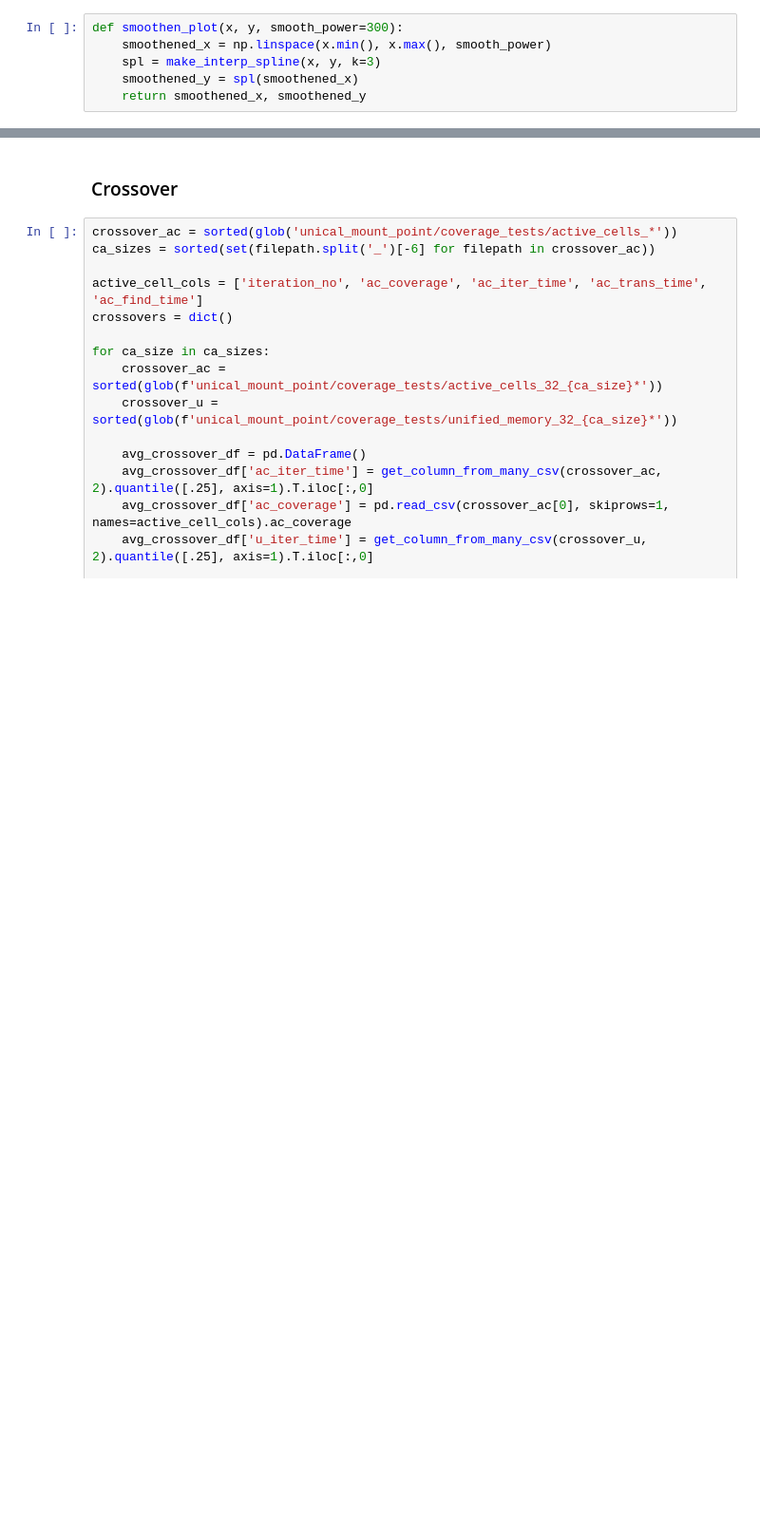
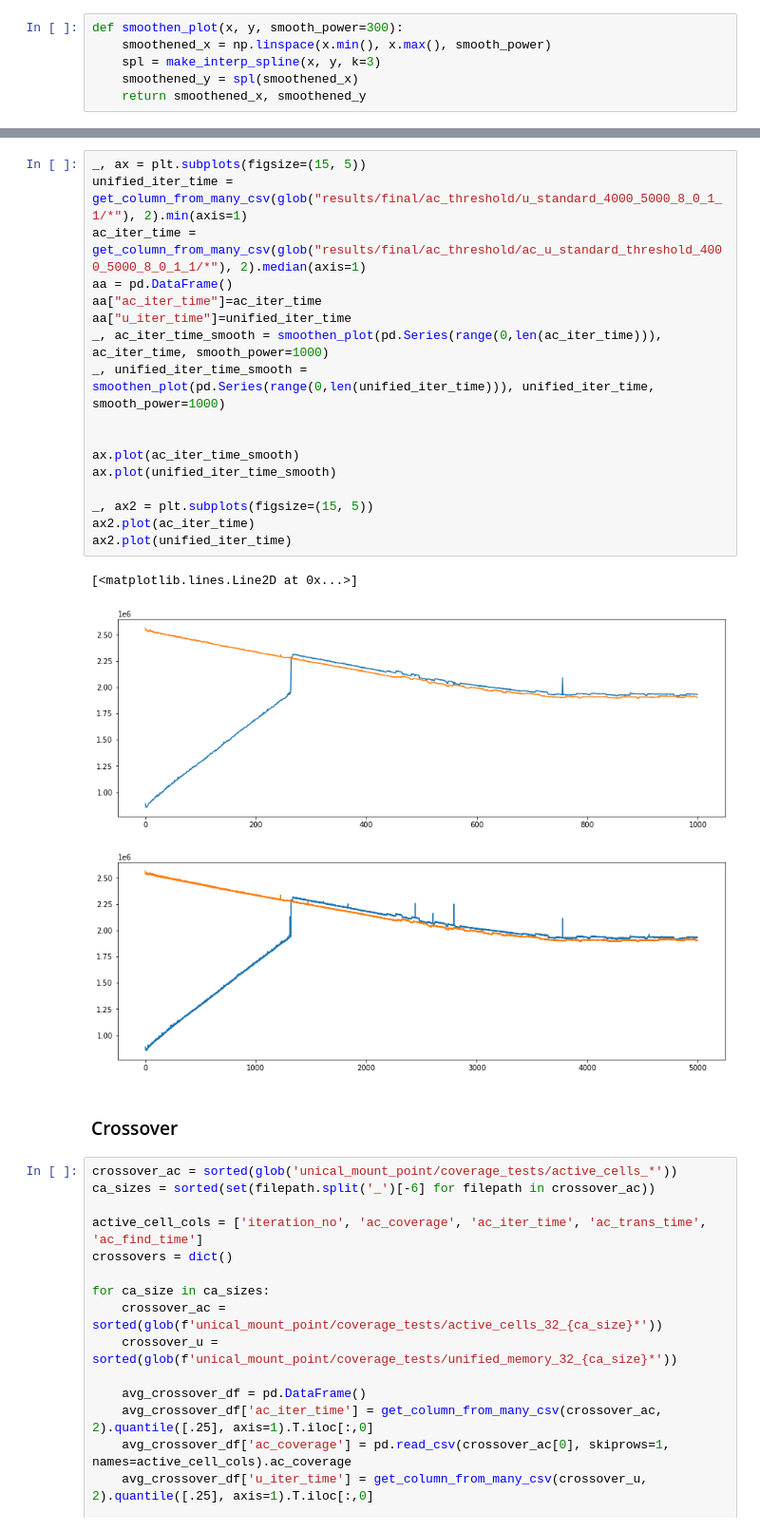
Before and after one commit to prenc/saturated-flow-thesis, a Jupyter notebook: coverage_evaluation.ipynb, the cells around one changed output, grey strips where cells are left out. Shown: that part at 95% size. Drawn from its saved outputs; the diff is of its cells as text; blank space fills up the shorter version.

```diff
--- a/coverage_evaluation.ipynb
+++ b/coverage_evaluation.ipynb
@@ -177,3 +175,24 @@ ax.plot(avg_20_loop_comp.iteration_no, avg_20_loop_comp.ac_find_time)
+# %%
+_, ax = plt.subplots(figsize=(15, 5))
+unified_iter_time = get_column_from_many_csv(glob("results/final/ac_threshold/u_standard_4000_5000_8_0_1_1/*"), 2).min(axis=1)
+ac_iter_time = get_column_from_many_csv(glob("results/final/ac_threshold/ac_u_standard_threshold_4000_5000_8_0_1_1/*"), 2).median(axis=1)
+aa = pd.DataFrame()
+aa["ac_iter_time"]=ac_iter_time
+aa["u_iter_time"]=unified_iter_time
+_, ac_iter_time_smooth = smoothen_plot(pd.Series(range(0,len(ac_iter_time))), ac_iter_time, smooth_power=1000)
+_, unified_iter_time_smooth = smoothen_plot(pd.Series(range(0,len(unified_iter_time))), unified_iter_time, smooth_power=1000)
+
+
+ax.plot(ac_iter_time_smooth)
+ax.plot(unified_iter_time_smooth)
+
+_, ax2 = plt.subplots(figsize=(15, 5))
+ax2.plot(ac_iter_time)
+ax2.plot(unified_iter_time)
+# %% [output]
+[<matplotlib.lines.Line2D at 0x...>]
+[figure, added]
+[figure, added]
 # %% [markdown]
 ### Crossover
 # %%
```
Also changed, not shown: parts of 23 cells of this notebook.
